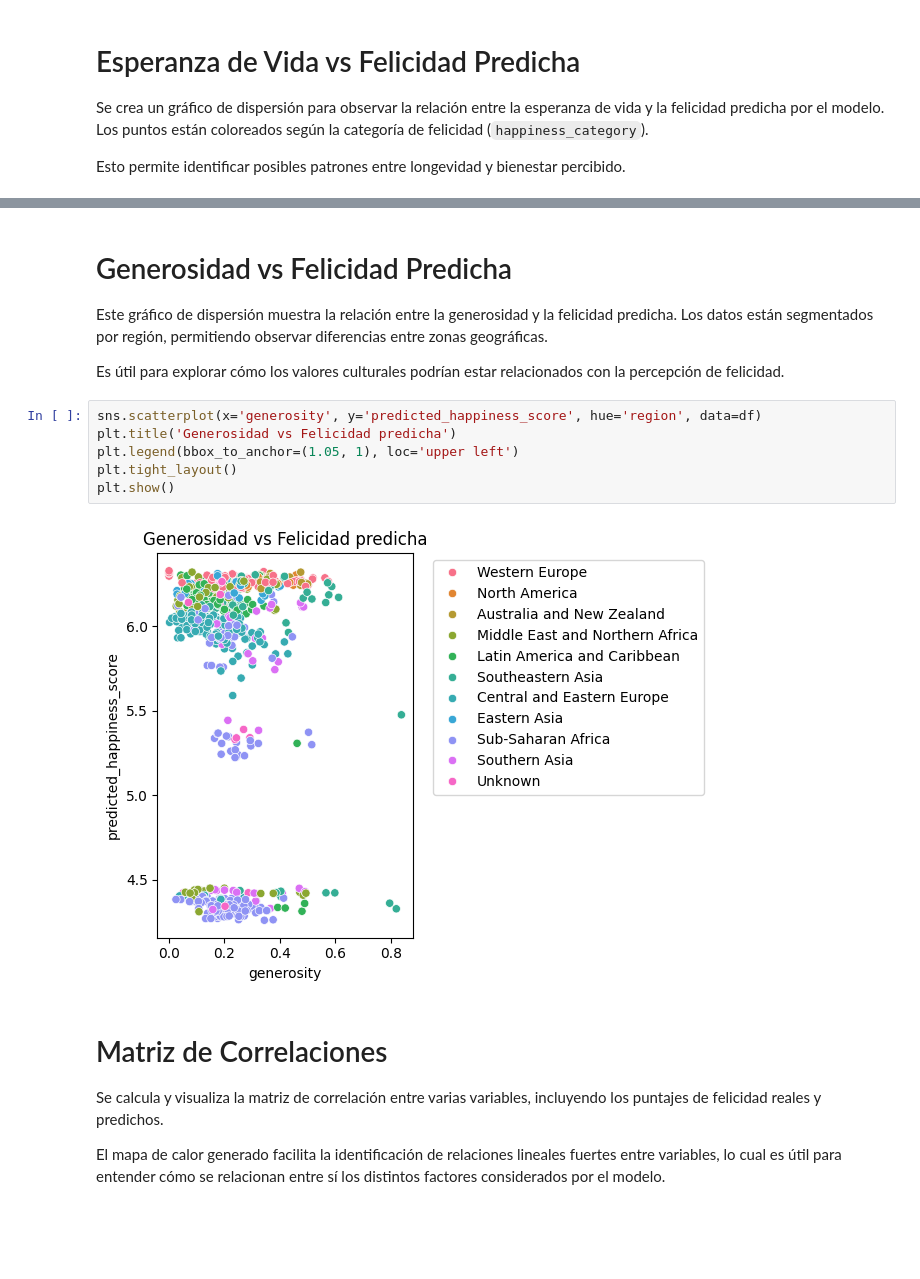
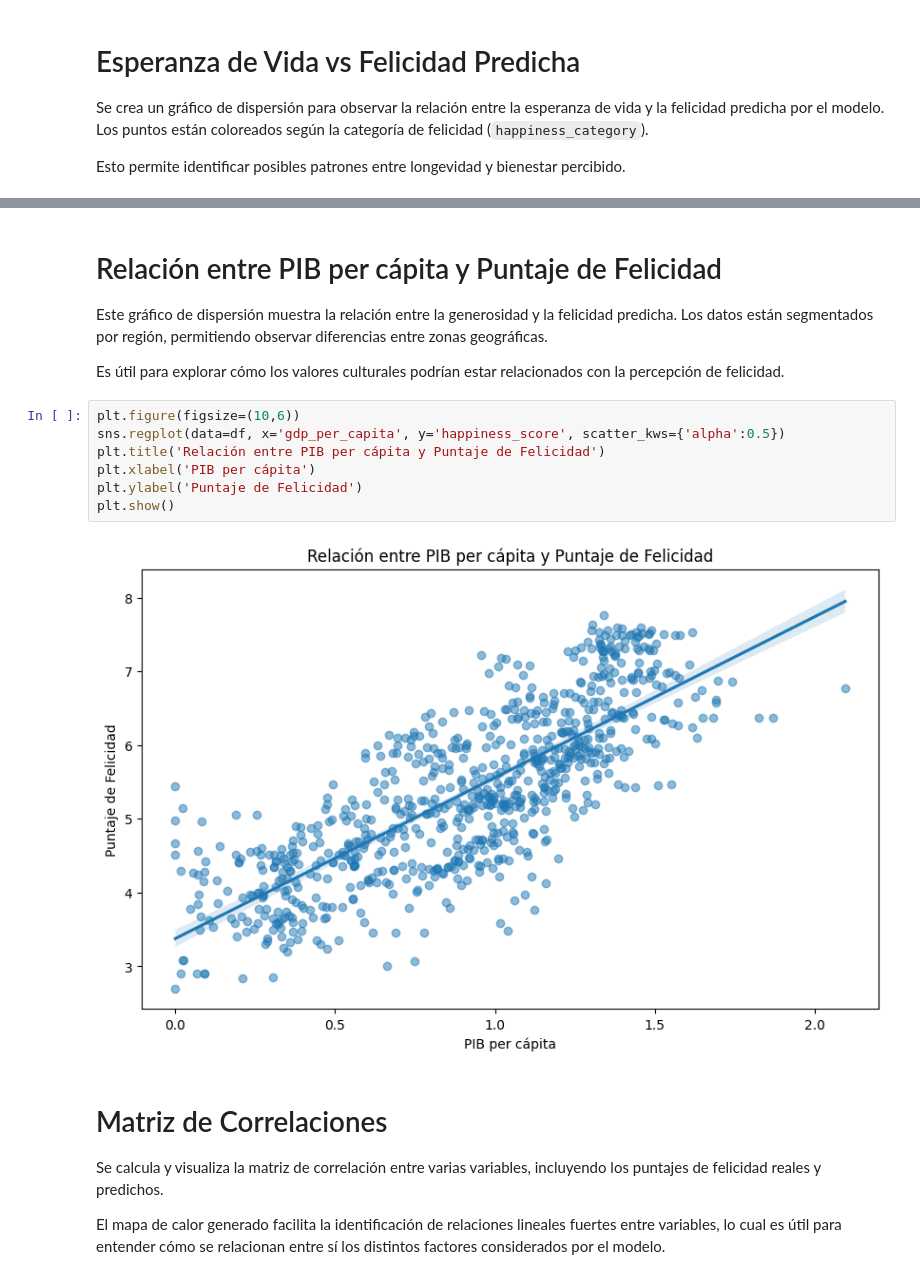
Before and after one commit to luzangelacarabali/ml-data-streaming, a Jupyter notebook: cuaderno/04_db_model.ipynb, the cells around one changed output, grey strips where cells are left out. Cells and saved outputs as stored; diff of their text form; blank space fills up the shorter version.

```diff
--- a/cuaderno/04_db_model.ipynb
+++ b/cuaderno/04_db_model.ipynb
@@ -131,17 +144,18 @@ plt.show()
 # %% [markdown]
-# Generosidad vs Felicidad Predicha
+# Relación entre PIB per cápita y Puntaje de Felicidad
 
 Este gráfico de dispersión muestra la relación entre la generosidad y la felicidad predicha. Los datos están segmentados por región, permitiendo observar diferencias entre zonas geográficas.
 
 Es útil para explorar cómo los valores culturales podrían estar relacionados con la percepción de felicidad.
-# %%
-sns.scatterplot(x='generosity', y='predicted_happiness_score', hue='region', data=df)
-plt.title('Generosidad vs Felicidad predicha')
-plt.legend(bbox_to_anchor=(1.05, 1), loc='upper left')
-plt.tight_layout()
-plt.show()
-# %% [output]
-[figure, removed]
+# %%
+plt.figure(figsize=(10,6))
+sns.regplot(data=df, x='gdp_per_capita', y='happiness_score', scatter_kws={'alpha':0.5})
+plt.title('Relación entre PIB per cápita y Puntaje de Felicidad')
+plt.xlabel('PIB per cápita')
+plt.ylabel('Puntaje de Felicidad')
+plt.show()
+# %% [output]
+[figure, added]
 # %% [markdown]
 # Matriz de Correlaciones
 
```
Also changed, not shown: parts of 15 cells of this notebook.
